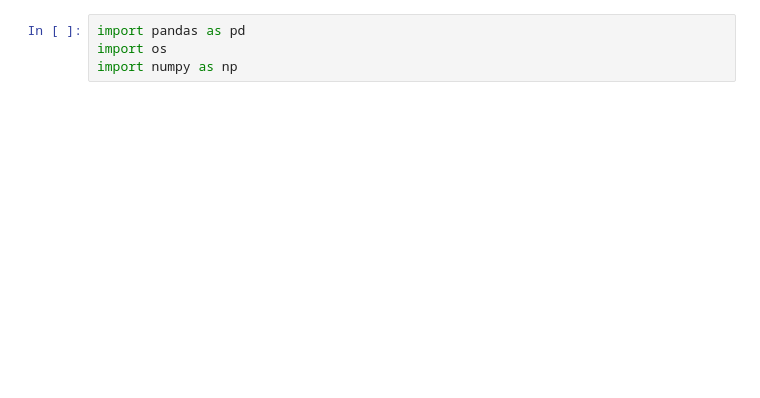
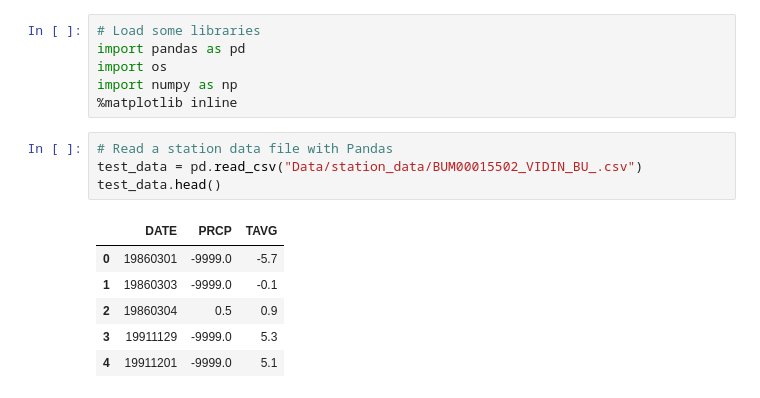
Before and after one commit to benlaken/Romania_2016, a Jupyter notebook: test_stations.ipynb, the cells around one changed output. Cells and saved outputs as stored; diff of their text form; blank space fills up the shorter version.

```diff
--- a/test_stations.ipynb
+++ b/test_stations.ipynb
@@ -1,4 +5,17 @@
 # %%
+# Load some libraries
 import pandas as pd
 import os
 import numpy as np
+%matplotlib inline
+# %%
+# Read a station data file with Pandas
+test_data = pd.read_csv("Data/station_data/BUM00015502_VIDIN_BU_.csv")
+test_data.head()
+# %% [output]
+|  | DATE | PRCP | TAVG |
+| 0 | 19860301 | -9999.0 | -5.7 |
+| 1 | 19860303 | -9999.0 | -0.1 |
+| 2 | 19860304 | 0.5 | 0.9 |
+| 3 | 19911129 | -9999.0 | 5.3 |
+| 4 | 19911201 | -9999.0 | 5.1 |
```
Also changed, not shown: parts of 14 cells of this notebook.
